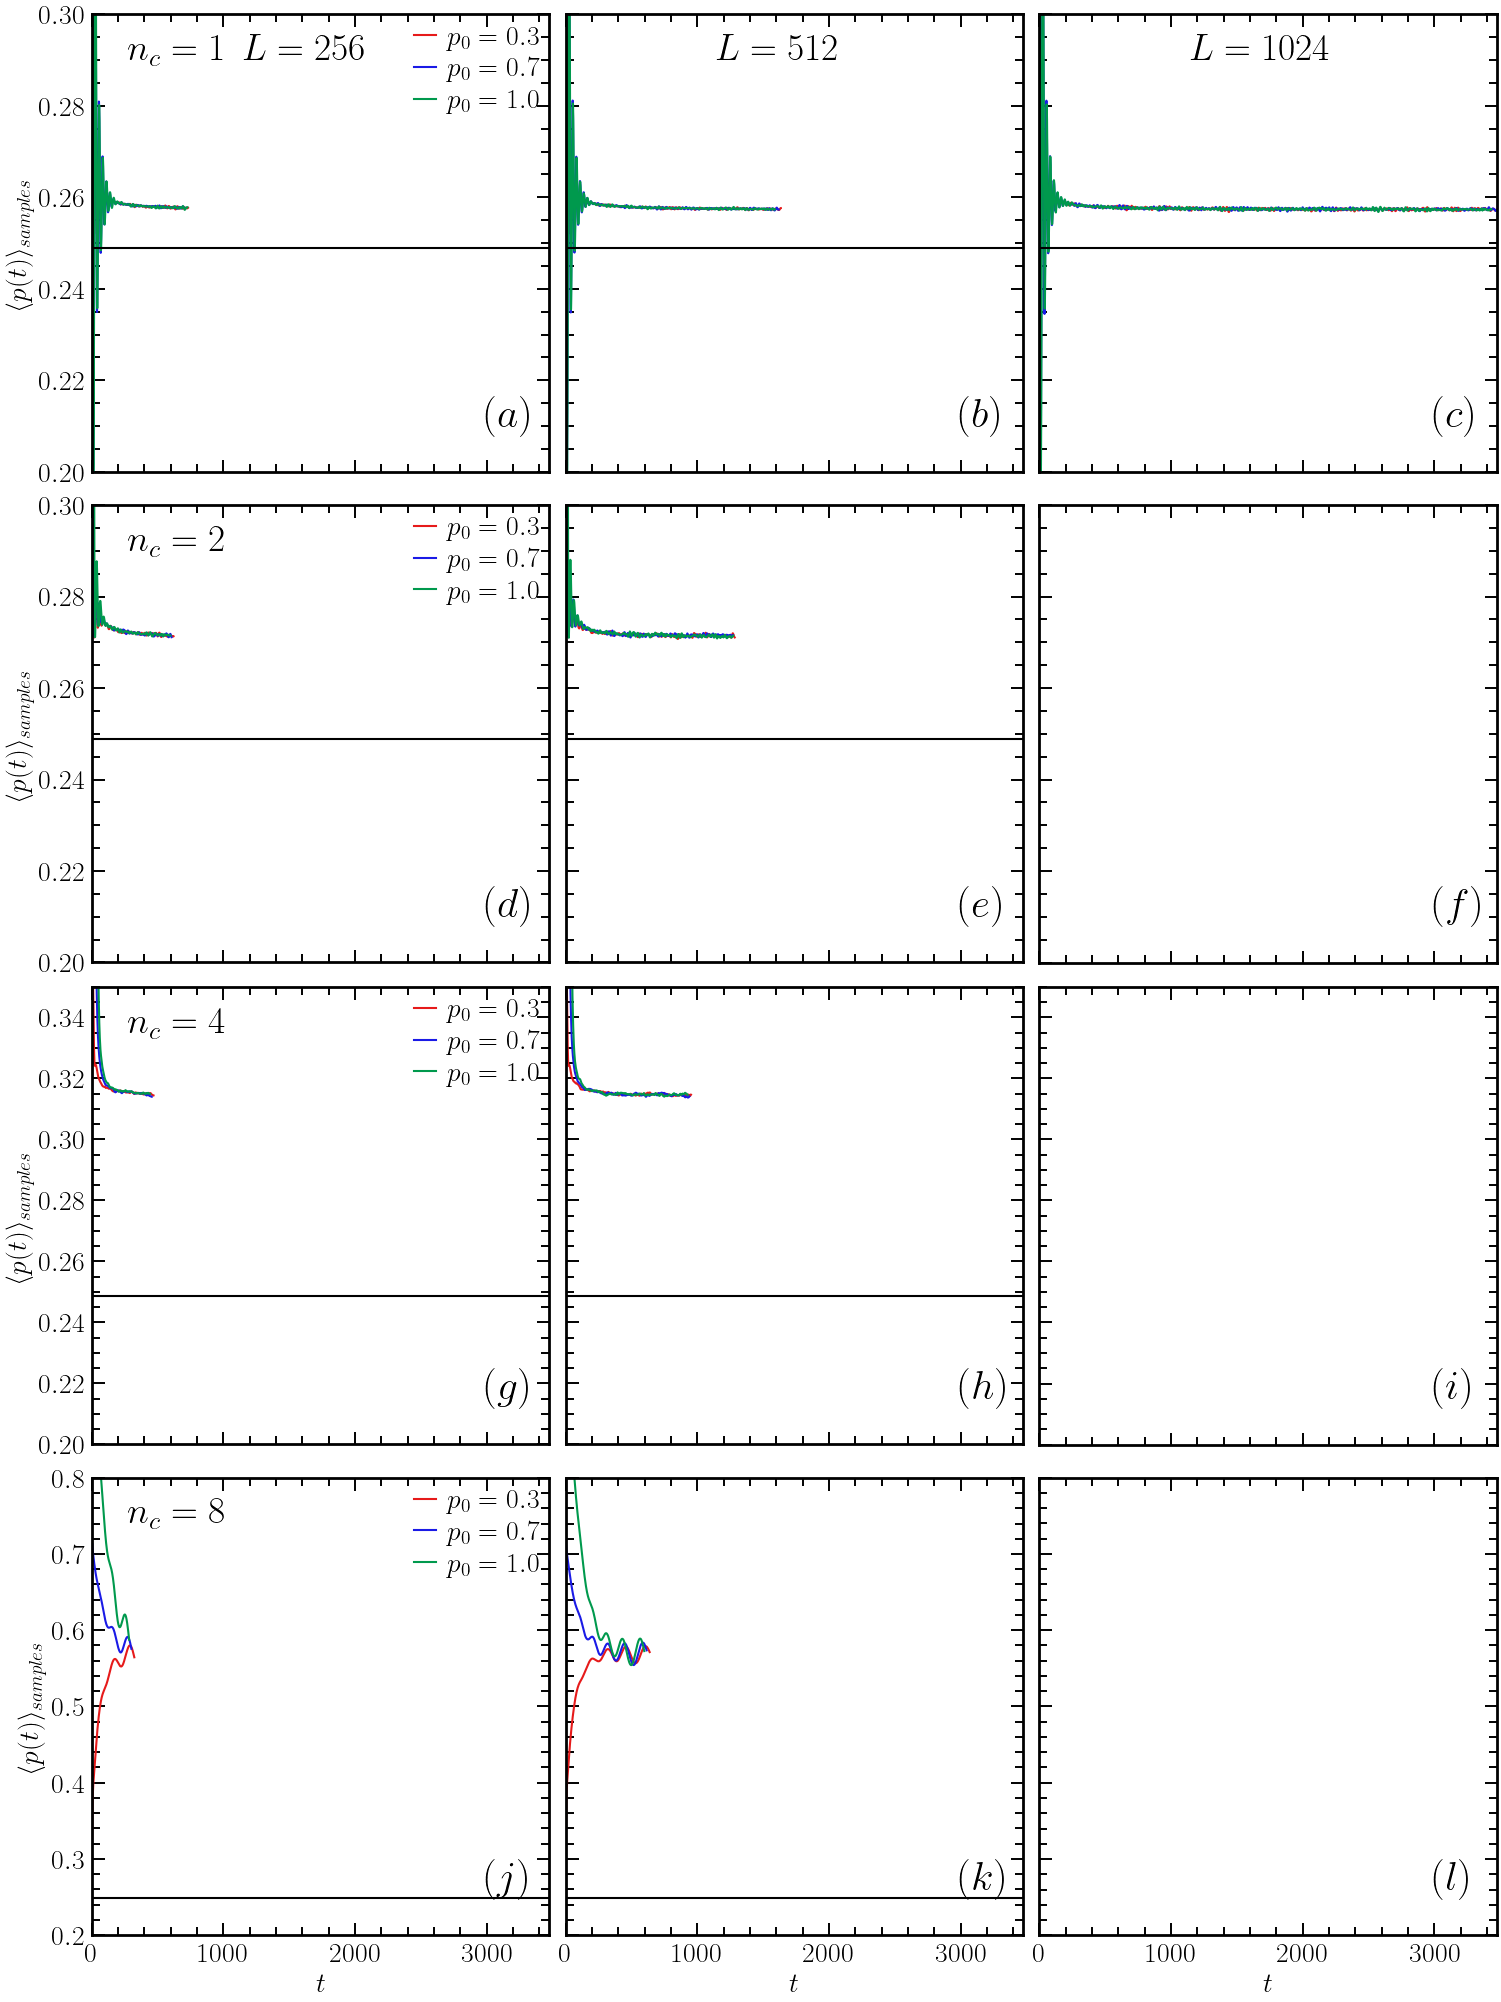
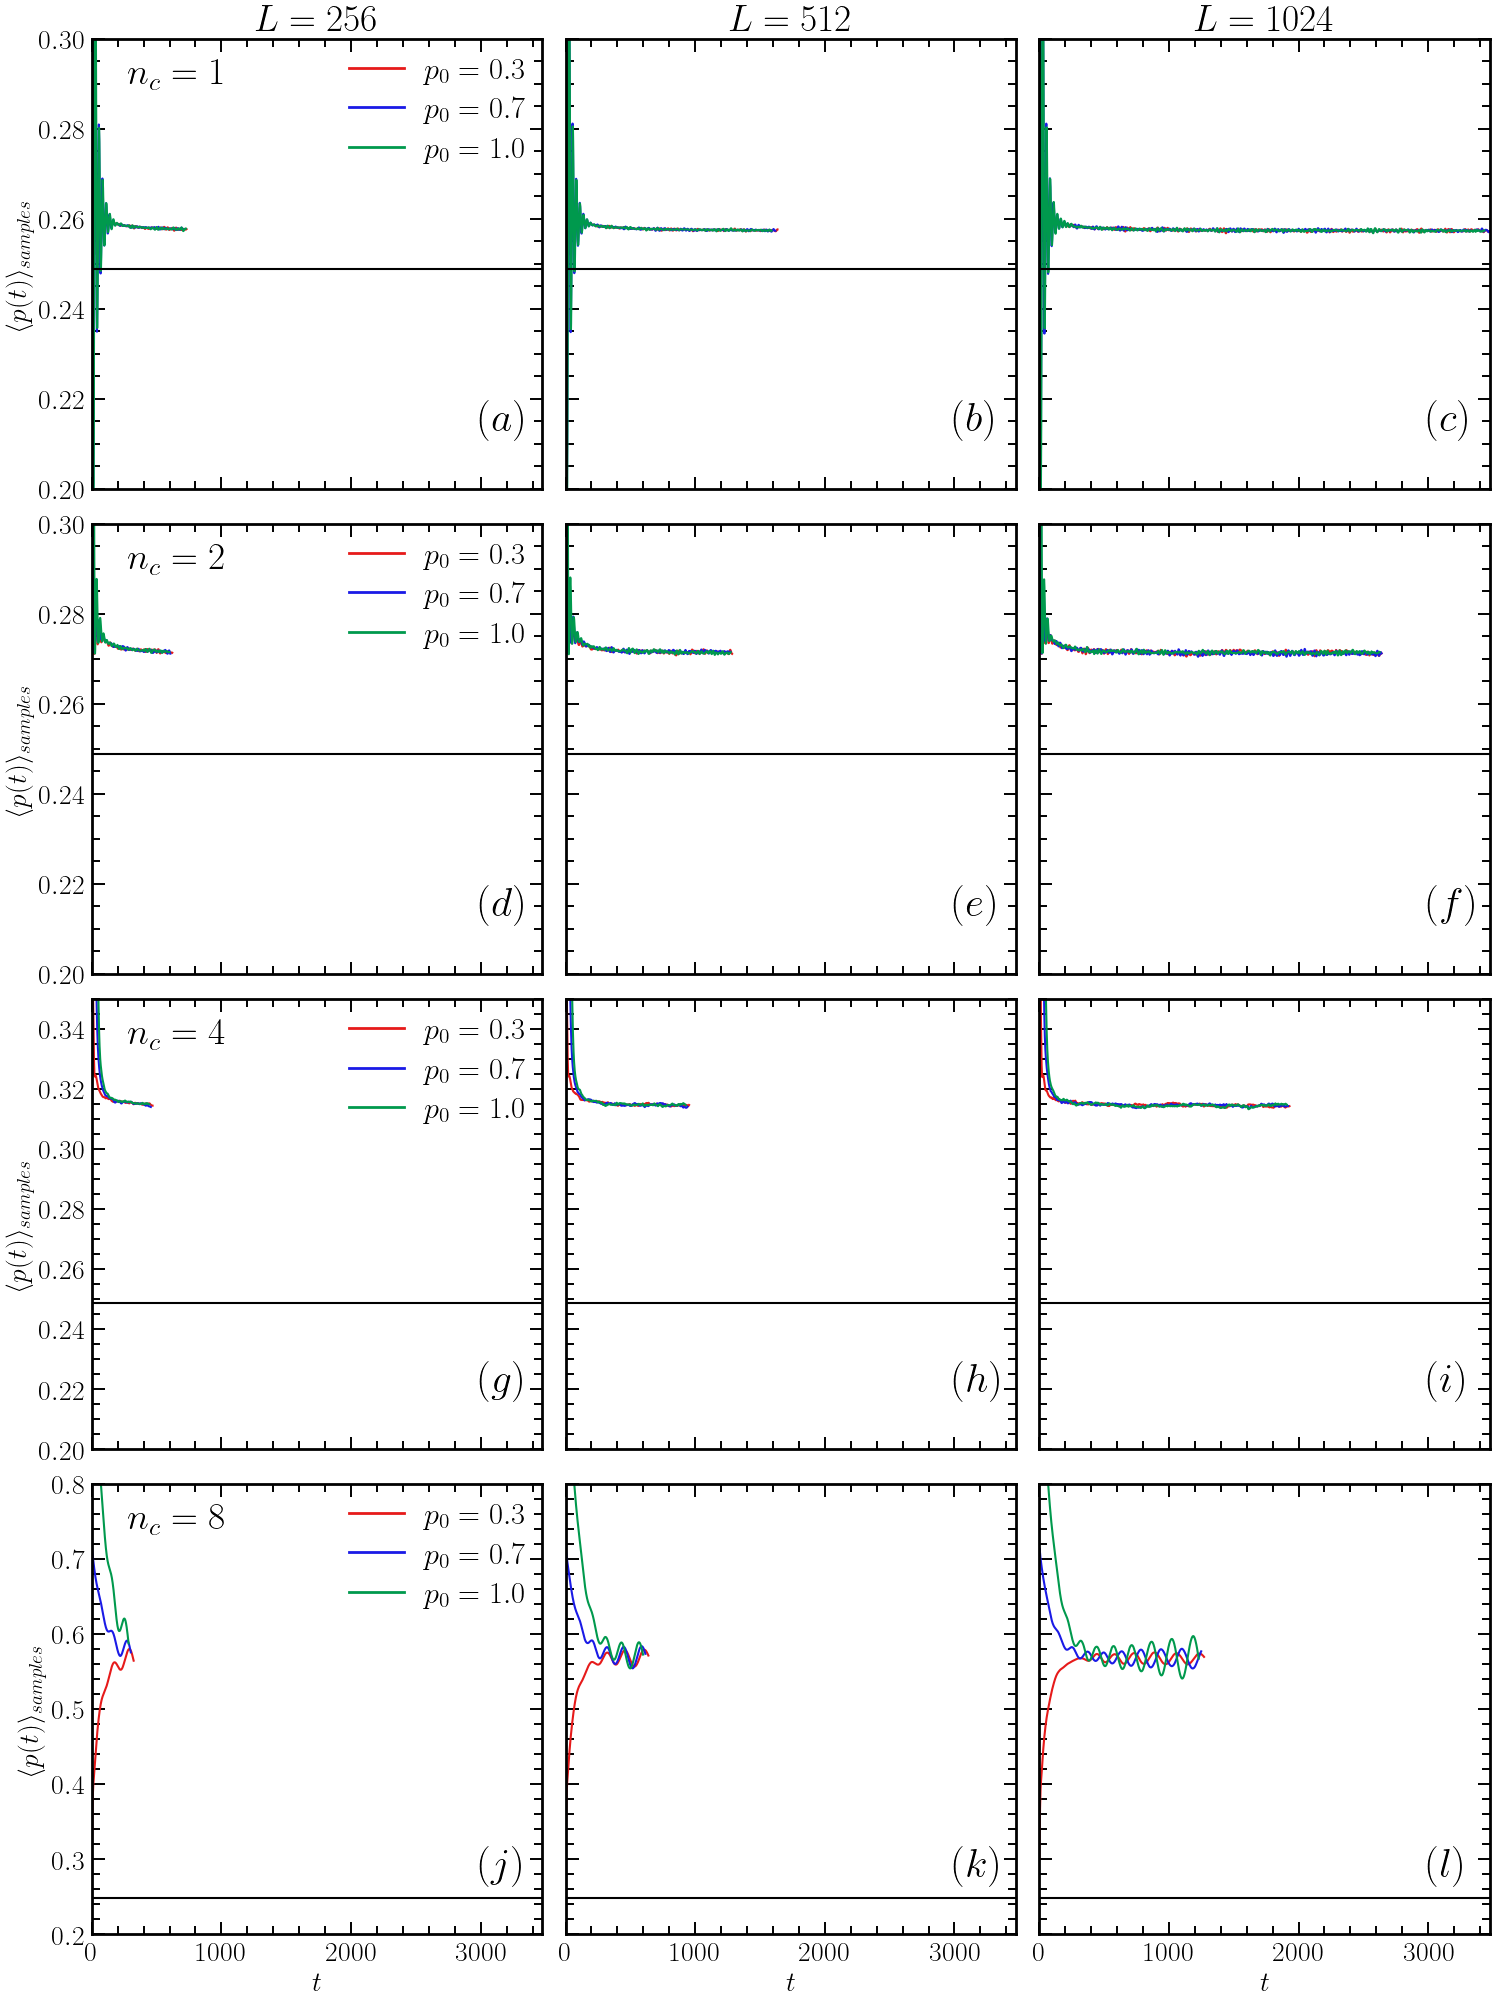
The notebook cell's code change between the first figure and the second:
--- before
+++ after
@@ -63,7 +63,16 @@
         if idx_L == 0:
             ax.text(0.08, 0.9, f'$n_c = {nc}$', transform=ax.transAxes , fontsize=fs_l_fig)
-            ax.legend()
+            leg = ax.legend(
+                fontsize=22,
+                handlelength=1.8,
+                handletextpad=0.6,
+                borderpad=0.4,
+                labelspacing=0.4
+            )
+
+            for line in leg.get_lines():
+                line.set_linewidth(2.0)
         if idx_nc == 0:
-            ax.text(0.33, 0.9, f'$L = {L}$', transform=ax.transAxes , fontsize=fs_l_fig)
+            ax.set_title(f'$L = {L}$', fontsize=fs_l_fig)
         
         if idx_nc ==0 or idx_nc == 1:
@@ -76,5 +85,5 @@
 for idx, ax in enumerate(axes.flatten()):
     ax.set_xlim(0, t_max)
-    ax.text(0.86, 0.10, labels_fig[idx], transform=ax.transAxes , fontsize=fs_labels_fig)
+    ax.text(0.86, 0.13, labels_fig[idx], transform=ax.transAxes , fontsize=fs_labels_fig)
 
 for ax in axes[:,0]:

Commit: update parms